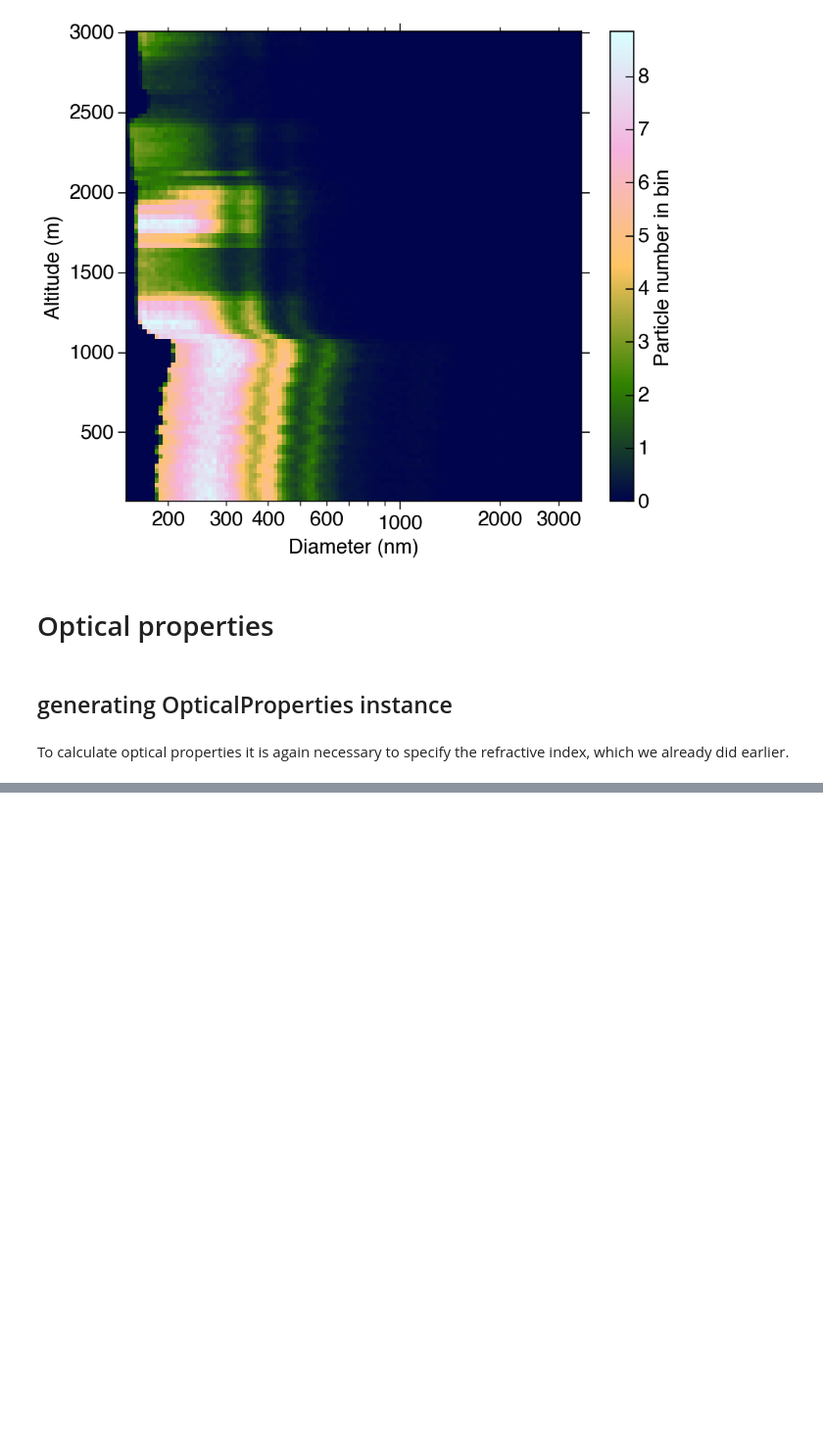
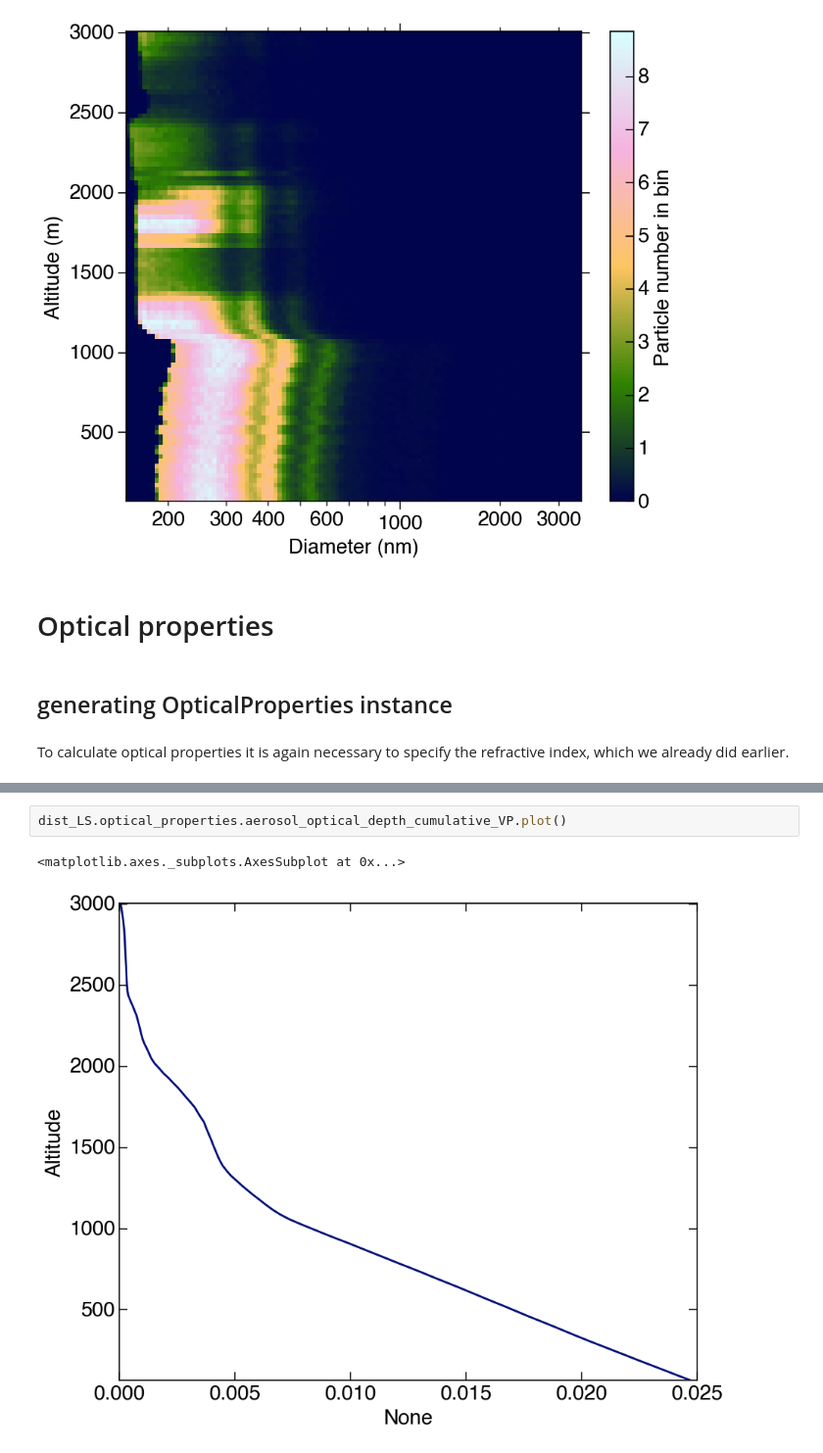
Before and after one commit to wblumberg/atm-py, a Jupyter notebook: examples/sizedistribution.ipynb, the cells around one changed output, grey strips where cells are left out. Shown at 98% size. Cells and saved outputs as stored; diff of their text form; blank space fills up the shorter version.

```diff
--- a/examples/sizedistribution.ipynb
+++ b/examples/sizedistribution.ipynb
@@ -304,0 +289,5 @@ ax.set_title('Asymmetry parameter')
+# %%
+dist_LS.optical_properties.aerosol_optical_depth_cumulative_VP.plot()
+# %% [output]
+<matplotlib.axes._subplots.AxesSubplot at 0x...>
+[figure, added]
```
Also changed, not shown: parts of 10 cells of this notebook, 8 other files.
